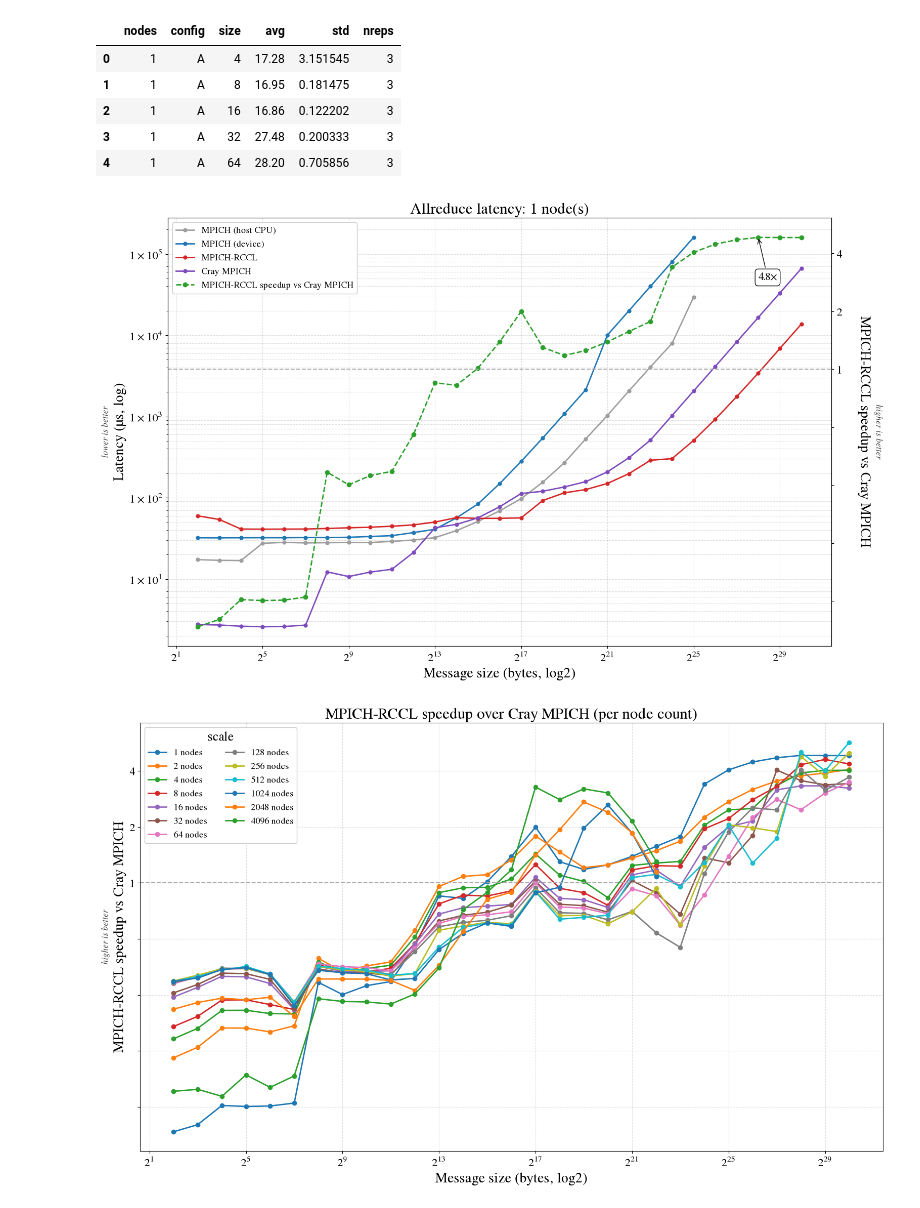
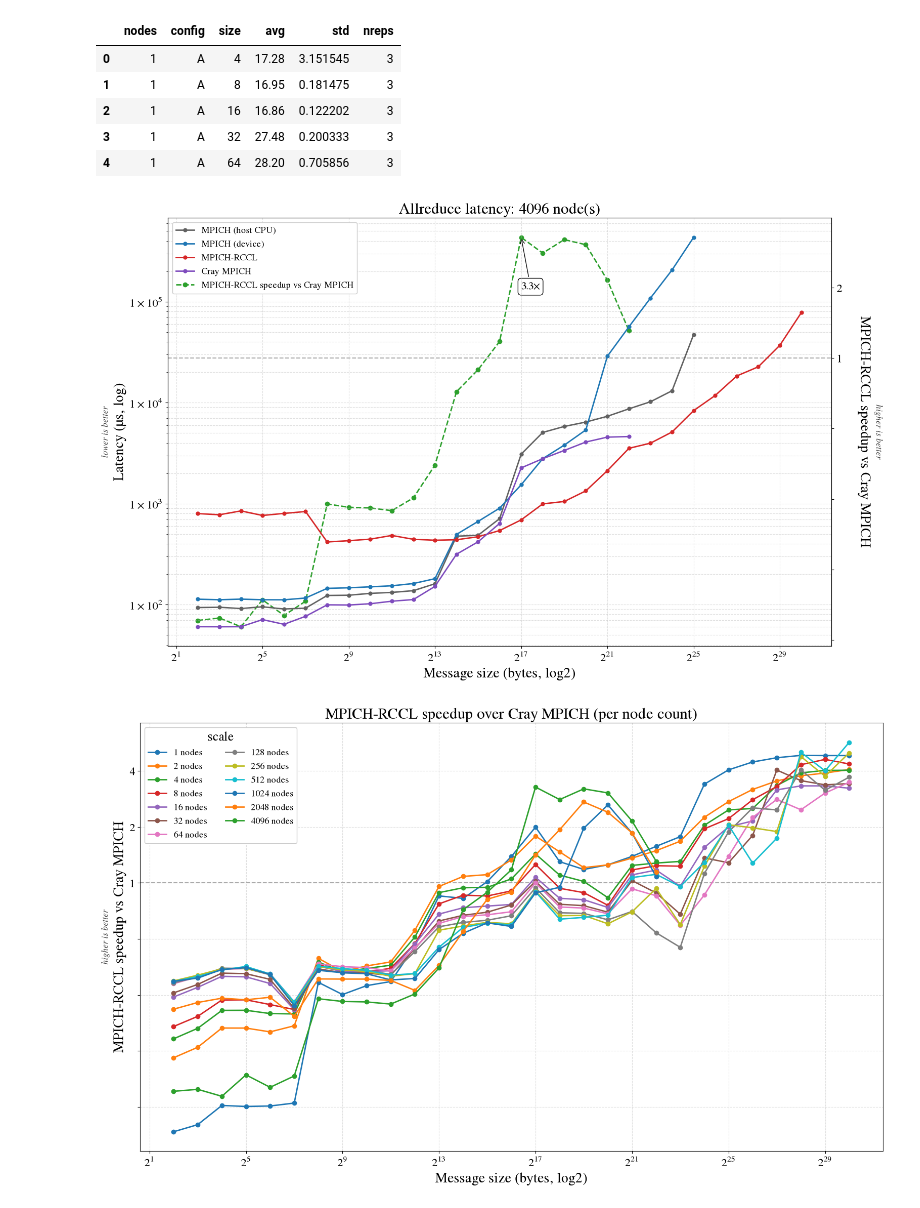
Before and after one commit to ggracelii/mpich-rccl, a Jupyter notebook: frontier/plots/plot.ipynb, the cells around one changed output. Saved outputs shown, nothing was run; the diff lists cells and outputs as text; code cells hidden in the pictures.

Commit message:
updated plot notebook + preliminary result graphs

```diff
--- a/frontier/plots/plot.ipynb
+++ b/frontier/plots/plot.ipynb
@@ -99,7 +99,7 @@ SPEEDUP_COLOR = "#2ca02c"          # green reserved for the speedup line only
 LAT_MAIN = "Latency (\u00b5s, log)"
 SPD_MAIN = lambda base: f"{LABEL['C']} speedup vs {LABEL[base]}"
 STYLE = {   # all data lines uniform: solid, circle markers, same weight (distinguished by color)
-    "A": dict(color="#9e9e9e", marker="o", linestyle="-", linewidth=2, markersize=5, label=LABEL["A"]),
+    "A": dict(color="#616161", marker="o", linestyle="-", linewidth=2, markersize=5, label=LABEL["A"]),
     "B": dict(color="#1f77b4", marker="o", linestyle="-", linewidth=2, markersize=5, label=LABEL["B"]),
     "C": dict(color="#d62728", marker="o", linestyle="-", linewidth=2, markersize=5, label=LABEL["C"]),
     "D": dict(color="#7e4bbd", marker="o", linestyle="-", linewidth=2, markersize=5, label=LABEL["D"]),
@@ -160,8 +160,9 @@ def plot_latency_vs_size(nodes, speedup_over="D"):
         common = np.intersect1d(xc,xb)
         sc = np.array([yb[list(xb).index(s)]/yc[list(xc).index(s)] for s in common])
         ax2 = ax1.twinx()
+        ax1.set_zorder(ax2.get_zorder()+1); ax1.patch.set_visible(False)   # data lines above the ax2 baseline
         ax2.plot(common, sc, marker="o", linestyle="--", color=SPEEDUP_COLOR, lw=2, label=f"{LABEL['C']} speedup vs {LABEL[speedup_over]}")
-        ax2.axhline(1, color="#aaaaaa", ls="--", lw=1.5); ax2.set_yscale("log", base=2)
+        ax2.axhline(1, color="#aaaaaa", ls="--", lw=1.5, zorder=0); ax2.set_yscale("log", base=2)
         ylabel2(ax2, SPD_MAIN(speedup_over), "higher is better", "right")
         ax2.yaxis.set_major_formatter(FuncFormatter(lambda y,_: (f"{y:g}" if y>=1 else "")))
         i = int(np.argmax(sc))
@@ -182,7 +183,7 @@ def plot_speedup_vs_size(baseline="D"):
         if not len(common): continue
         sc = np.array([yb[list(xb).index(s)]/yc[list(xc).index(s)] for s in common])
         ax.plot(common, sc, marker="o", linestyle="-", lw=2, label=f"{n} nodes")
-    ax.axhline(1, color="#aaaaaa", ls="--", lw=1.5)
+    ax.axhline(1, color="#aaaaaa", ls="--", lw=1.5, zorder=0)
     ax.set_xscale("log", base=2); ax.set_yscale("log", base=2)
     ax.yaxis.set_major_formatter(FuncFormatter(lambda y,_: (f"{y:g}" if y>=1 else "")))
     ax.set_xlabel("Message size (bytes, log2)")
@@ -283,6 +284,7 @@ def plot_ml_sync(baseline="D", source="exact"):
     src = data_ml if source == "exact" else data
     df = ml_sync_table(baseline, source)
     fig, ax = plt.subplots(figsize=(16,10)); ax2 = ax.twinx()   # right axis = RCCL speedup vs baseline
+    ax.set_zorder(ax2.get_zorder()+1); ax.patch.set_visible(False)   # data lines above the ax2 baseline
     labels = []
     for label, sz_e, sz_n, col in ML_MODELS:
         labels.append(label if source == "exact" else f"{label} (~{human(sz_n)})")
@@ -295,7 +297,7 @@ def plot_ml_sync(baseline="D", source="exact"):
         if len(sp): ax2.plot(sp.nodes, sp.speedup, marker="s", ls=":", lw=2, ms=6, color=SPD_NEON.get(col, col))  # speedup: neon, square
     ax.set_xscale("log", base=2); ax.set_yscale("log")
     ax.yaxis.set_major_formatter(FuncFormatter(lambda y,_: f"{y:g}"))   # plain 1, 10, 100 (not 10^0)
-    ax2.set_yscale("log", base=2); ax2.axhline(1, color="#aaaaaa", ls="--", lw=1.5)
+    ax2.set_yscale("log", base=2); ax2.axhline(1, color="#aaaaaa", ls="--", lw=1.5, zorder=0)
     ax2.yaxis.set_major_formatter(FuncFormatter(lambda y,_: (f"{y:g}" if y>=1 else "")))
     ax.set_xticks(sorted(src.nodes.unique()))
     ax.xaxis.set_major_formatter(FuncFormatter(lambda x,_: f"{int(x)}"))
@@ -317,9 +319,9 @@ def plot_ml_sync(baseline="D", source="exact"):
     finish(fig)
     return df
 # %%
-plot_latency_vs_size(1)          # node count: 1, 2, 4, 8, ... 1024, 2048, 4096
+plot_latency_vs_size(4096)          # node count: 1, 2, 4, 8, ... 1024, 2048, 4096
 # %% [output]
-[figure, old version]
+[figure, new version]
 # %%
 plot_speedup_vs_size("D")        # baseline: "D"=Cray, "B"=MPICH (device)
 # %% [output]
```
Also changed, not shown: parts of 1 cell of this notebook, 18 other files.
